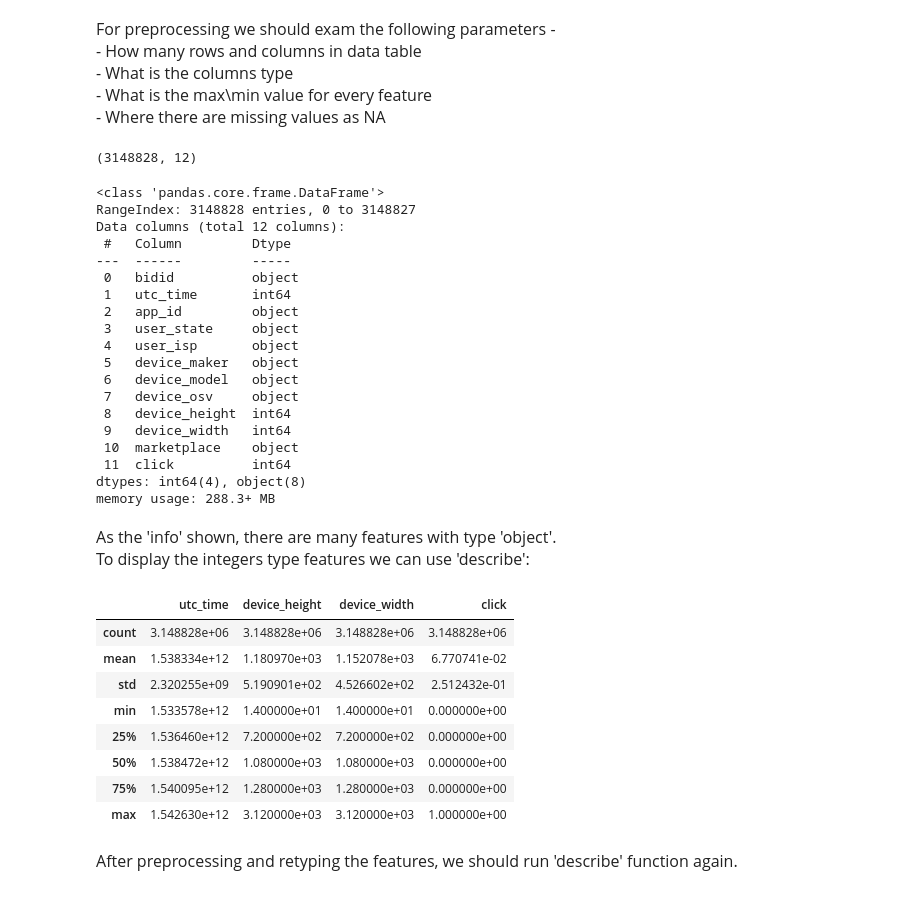
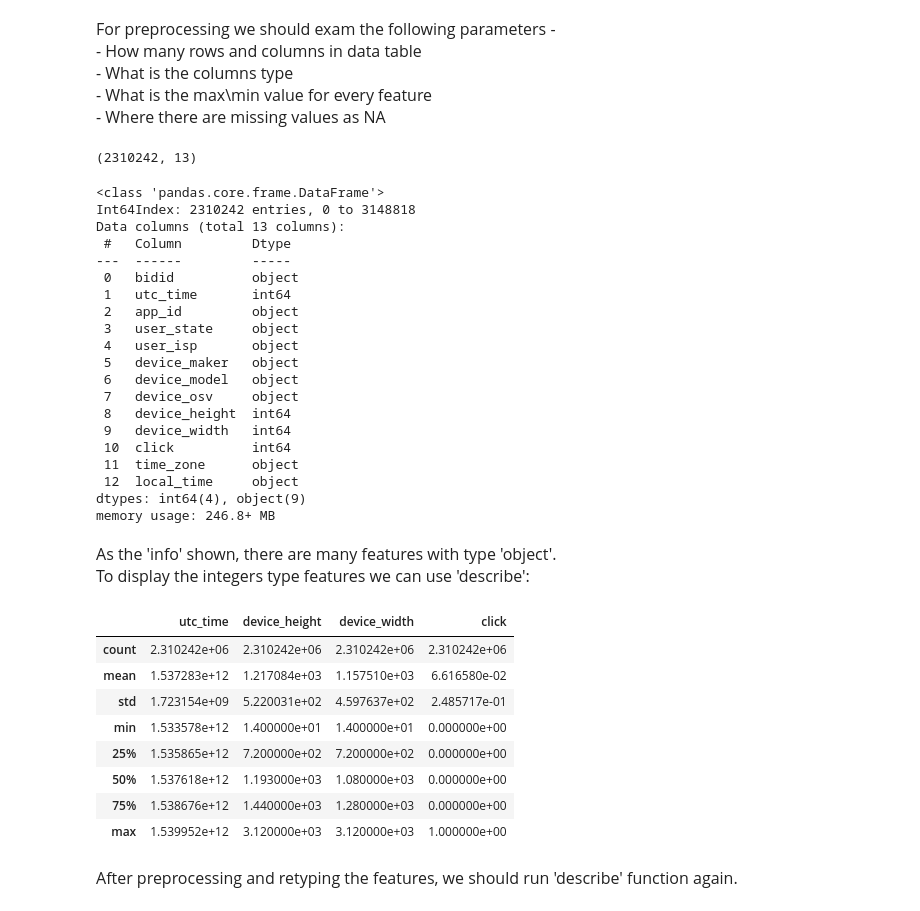
Before and after one commit to yoavhenig/AI-course, a Jupyter notebook: Final Project1-yhenig.ipynb, the cells around one changed output. Cells and saved outputs as stored; diff of their text form; code cells hidden in the pictures.

```diff
--- a/Final Project1-yhenig.ipynb
+++ b/Final Project1-yhenig.ipynb
@@ -69,0 +92,2 @@ app
+# %%
+data['local_time'] = data.apply(lambda row: pd.Timestamp(row['utc_time'], unit='ms', tz=row['time_zone']), axis=1)
@@ -69,0 +106,5 @@ app
+# %%
+data.drop(['marketplace'], axis=1, inplace=True)
+# %%
+data.sort_values(by=['bidid', 'click']).drop_duplicates(subset=['bidid'], keep='last', inplace=True)
+data.head()
@@ -69,0 +140,5 @@ app
+# %%
+sprt_time = pd.Timestamp('2018-10-19 07:24:53.941000-05:00')
+train = data[data['local_time'] <= sprt_time]
+test = data[data['local_time'] > sprt_time]
+train.sample(4)
@@ -77,15 +158,15 @@ For preprocessing we should exam the following parameters -<br>
 - What is the max\min value for every feature<br>
 - Where there are missing values as NA<br>
 # %%
-data.shape
+train.shape
 # %% [output]
-(3148828, 12)
+(2310242, 13)
 # %%
-data.info()
+train.info()
 # %% [output]
 <class 'pandas.core.frame.DataFrame'>
-RangeIndex: 3148828 entries, 0 to 3148827
-Data columns (total 12 columns):
+Int64Index: 2310242 entries, 0 to 3148818
+Data columns (total 13 columns):
  #   Column         Dtype
 ---  ------         -----
  0   bidid          object
@@ -98,26 +179,27 @@ Data columns (total 12 columns):
  7   device_osv     object
  8   device_height  int64
  9   device_width   int64
- 10  marketplace    object
- 11  click          int64
-dtypes: int64(4), object(8)
-memory usage: 288.3+ MB
+ 10  click          int64
+ 11  time_zone      object
+ 12  local_time     object
+dtypes: int64(4), object(9)
+memory usage: 246.8+ MB
 # %% [markdown]
 <p style="line-height:1.75;font-size:16px">
 As the 'info' shown, there are many features with type 'object'.<br>
 To display the integers type features we can use 'describe':
 # %%
-data.describe()
+train.describe()
 # %% [output]
 |  | utc_time | device_height | device_width | click |
-| count | 3.148828e+06 | 3.148828e+06 | 3.148828e+06 | 3.148828e+06 |
-| mean | 1.538334e+12 | 1.180970e+03 | 1.152078e+03 | 6.770741e-02 |
-| std | 2.320255e+09 | 5.190901e+02 | 4.526602e+02 | 2.512432e-01 |
+| count | 2.310242e+06 | 2.310242e+06 | 2.310242e+06 | 2.310242e+06 |
+| mean | 1.537283e+12 | 1.217084e+03 | 1.157510e+03 | 6.616580e-02 |
+| std | 1.723154e+09 | 5.220031e+02 | 4.597637e+02 | 2.485717e-01 |
 | min | 1.533578e+12 | 1.400000e+01 | 1.400000e+01 | 0.000000e+00 |
-| 25% | 1.536460e+12 | 7.200000e+02 | 7.200000e+02 | 0.000000e+00 |
-| 50% | 1.538472e+12 | 1.080000e+03 | 1.080000e+03 | 0.000000e+00 |
-| 75% | 1.540095e+12 | 1.280000e+03 | 1.280000e+03 | 0.000000e+00 |
-| max | 1.542630e+12 | 3.120000e+03 | 3.120000e+03 | 1.000000e+00 |
+| 25% | 1.535865e+12 | 7.200000e+02 | 7.200000e+02 | 0.000000e+00 |
+| 50% | 1.537618e+12 | 1.193000e+03 | 1.080000e+03 | 0.000000e+00 |
+| 75% | 1.538676e+12 | 1.440000e+03 | 1.280000e+03 | 0.000000e+00 |
+| max | 1.539952e+12 | 3.120000e+03 | 3.120000e+03 | 1.000000e+00 |
 # %% [markdown]
 <p style="line-height:1.75;font-size:16px">
 After preprocessing and retyping the features, we should run 'describe' function again.
```
Also changed, not shown: parts of 60 cells of this notebook.
